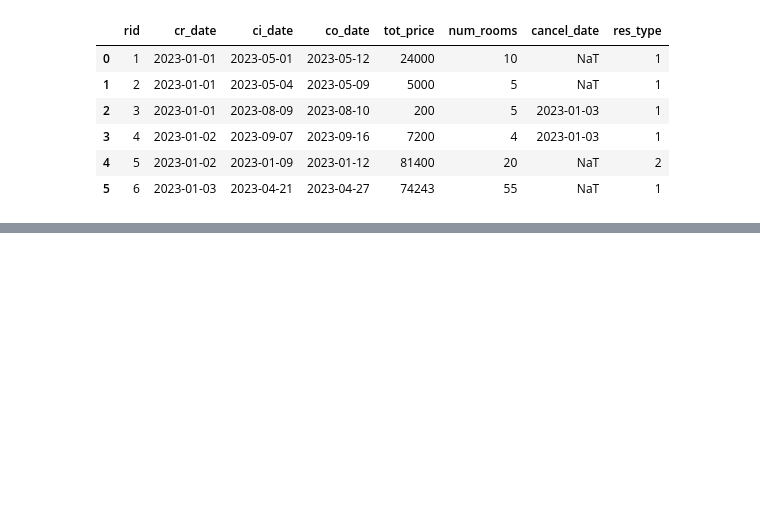
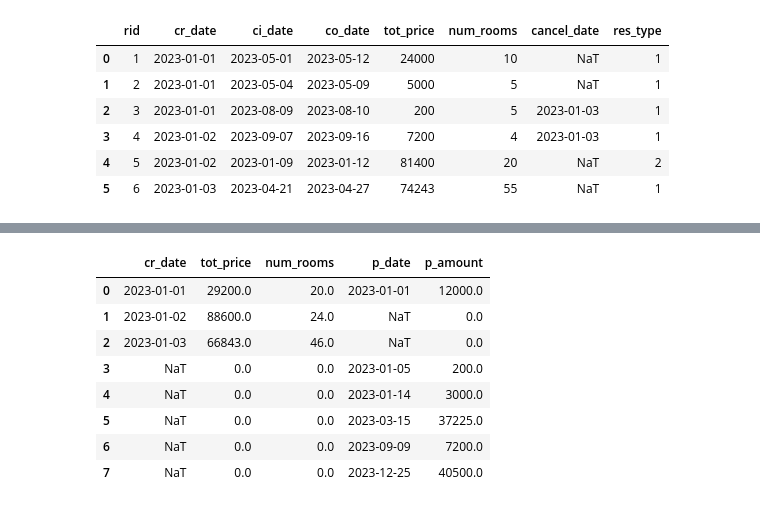
Before and after one commit to Ziadmohamed345/k2s-hotel-reservation, a Jupyter notebook: cash-flow.ipynb, the cells around one changed output, grey strips where cells are left out. Cells and saved outputs as stored; diff of their text form; code cells hidden in the pictures; blank space fills up the shorter version.

```diff
--- a/cash-flow.ipynb
+++ b/cash-flow.ipynb
@@ -110,2 +121,2 @@ def get_cf_df_from_pay(df, date_as_index=False):
 # %%
-cf_df_before_cancel = get_cf_df_from_res(df, res_type=1, date_as_index=False)
+cf_res_df_before_cancel = get_cf_df_from_res(res_df, res_type='all', date_as_index=False)
@@ -144,0 +136,4 @@ cf_df
+# %%
+# Apply the function to subtract values based on dictionary's key-value mapping
+cf_res_df = cf_res_df_before_cancel.apply(subtract_values_from_cf_res, axis=1)
+cf_res_df
@@ -144,0 +145,3 @@ cf_df
+# %%
+cf_pay_df = get_cf_df_from_pay(pay_df, date_as_index=False)
+cf_pay_df
@@ -144,0 +156,18 @@ cf_df
+# %%
+cf_df = pd.merge(cf_res_df, cf_pay_df, left_on='cr_date', right_on='p_date', how='outer')
+# %%
+for column in cf_df.columns:
+    if 'date' not in column:
+        cf_df[column].fillna(0, inplace=True)
+# data assumption: p_date values must be a subset of cr_date values & all tot_price values have to be more than zero
+cf_df
+# %% [output]
+|  | cr_date | tot_price | num_rooms | p_date | p_amount |
+| 0 | 2023-01-01 | 29200.0 | 20.0 | 2023-01-01 | 12000.0 |
+| 1 | 2023-01-02 | 88600.0 | 24.0 | NaT | 0.0 |
+| 2 | 2023-01-03 | 66843.0 | 46.0 | NaT | 0.0 |
+| 3 | NaT | 0.0 | 0.0 | 2023-01-05 | 200.0 |
+| 4 | NaT | 0.0 | 0.0 | 2023-01-14 | 3000.0 |
+| 5 | NaT | 0.0 | 0.0 | 2023-03-15 | 37225.0 |
+| 6 | NaT | 0.0 | 0.0 | 2023-09-09 | 7200.0 |
+| 7 | NaT | 0.0 | 0.0 | 2023-12-25 | 40500.0 |
```
Also changed, not shown: parts of 18 cells of this notebook, 2 other files.
